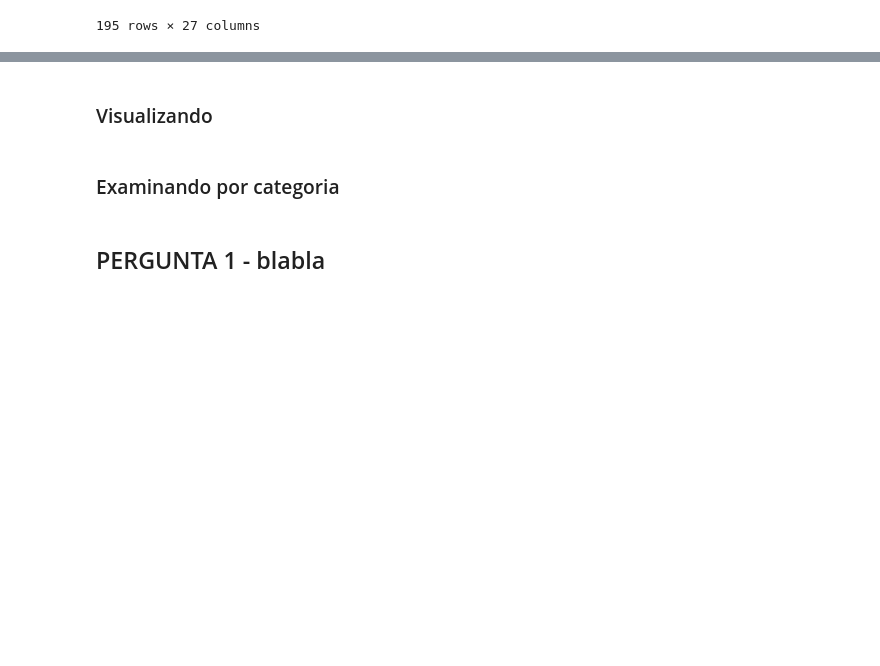
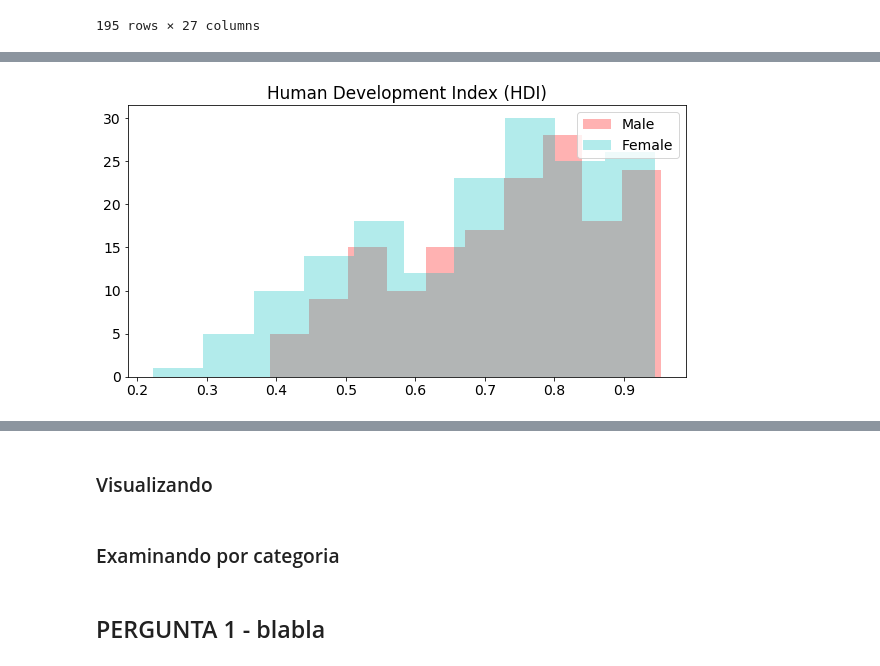
Before and after one commit to andreisha/inf1032-datascience, a Jupyter notebook: T1.1 Analise Descriptiva.ipynb, the cells around one changed output, grey strips where cells are left out. Cells and saved outputs as stored; diff of their text form; code cells hidden in the pictures; blank space fills up the shorter version.

```diff
--- a/T1.1 Analise Descriptiva.ipynb
+++ b/T1.1 Analise Descriptiva.ipynb
@@ -288,0 +397,12 @@ data.describe()
+# %%
+rdg_HDI = recent_data_gender[['Human Development Index (HDI), female','Human Development Index (HDI), male']].dropna()
+
+fig, ax1= plt.subplots(figsize=(10,5))
+matplotlib.rcParams.update({'font.size': 14})
+ax1.hist(rdg_HDI['Human Development Index (HDI), male'], color='r', alpha=0.3)
+ax1.hist(rdg_HDI['Human Development Index (HDI), female'],   color='c', alpha=0.3)
+ax1.set_title('Human Development Index (HDI)')
+plt.legend(labels = ['Male', 'Female'], loc='upper right')
+pass
+# %% [output]
+[figure, added]
```
Also changed, not shown: parts of 37 cells of this notebook.
